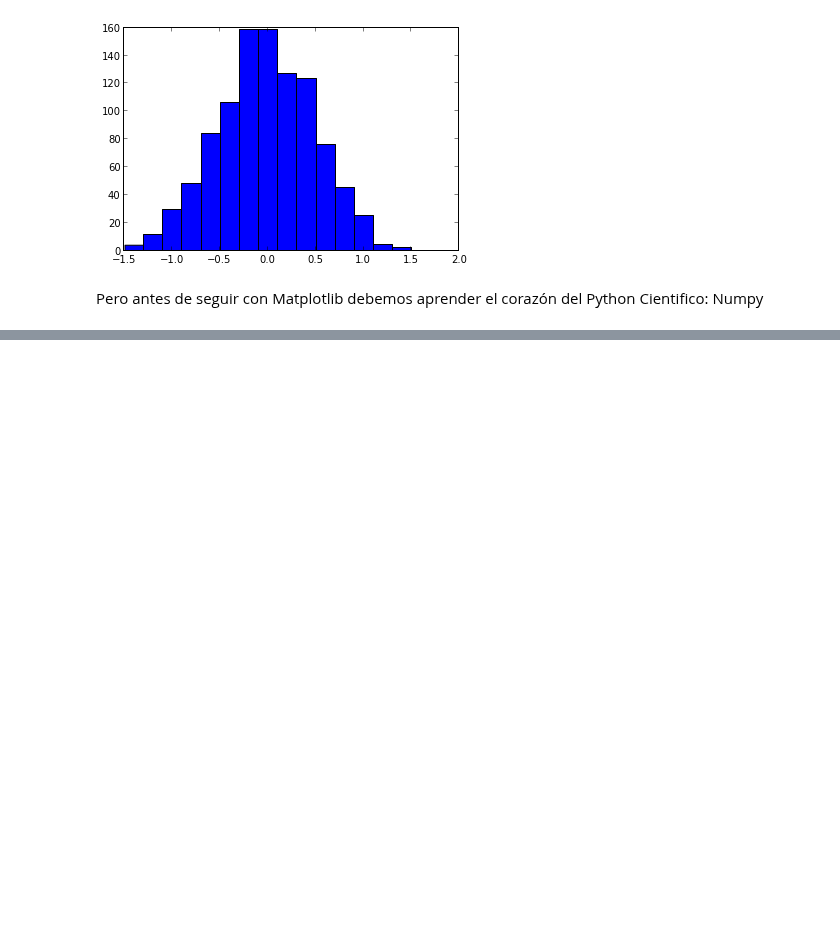
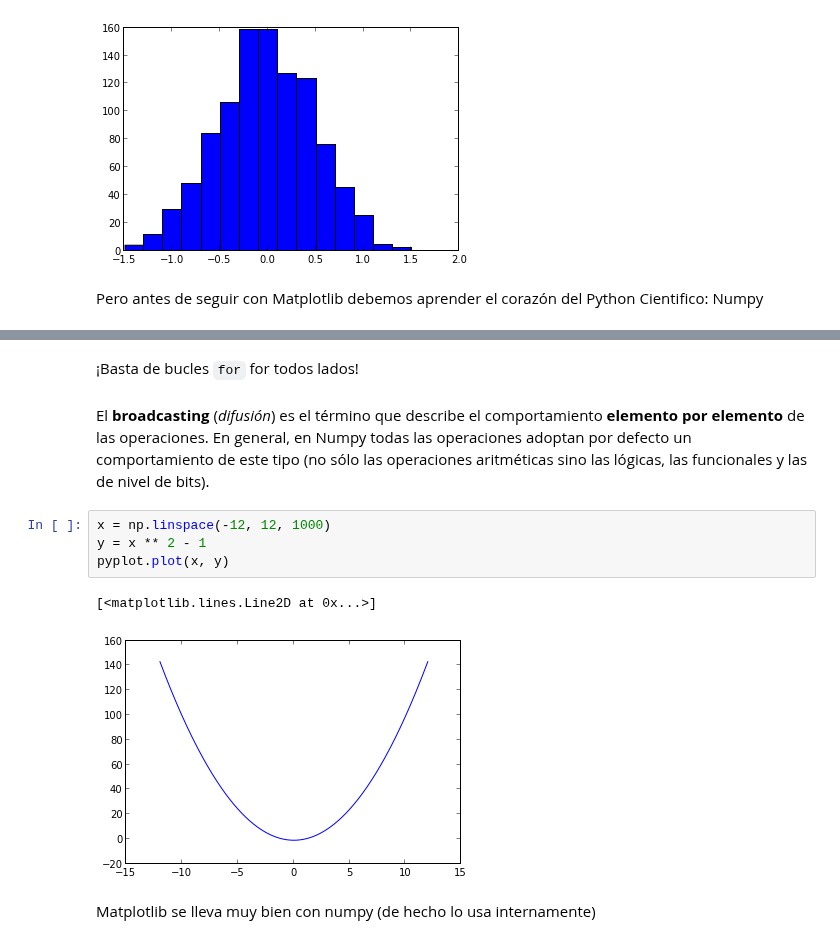
Before and after one commit to mgaitan/curso-python-cientifico, a Jupyter notebook: Clase 3.ipynb, the cells around one changed output, grey strips where cells are left out. Cells and saved outputs as stored; diff of their text form; blank space fills up the shorter version.

```diff
--- a/Clase 3.ipynb
+++ b/Clase 3.ipynb
@@ -189,0 +362,16 @@ Pero antes de seguir con Matplotlib debemos aprender el corazón del Python Cien
+# %% [markdown]
+¡Basta de bucles `for` for todos lados!
+# %% [markdown]
+El **broadcasting** (*difusión*) es el término que describe el comportamiento
+**elemento por elemento** de las operaciones. En general, en Numpy todas
+las operaciones adoptan por defecto un comportamiento de este tipo (no sólo las operaciones
+aritméticas sino las lógicas, las funcionales y las de nivel de bits).
+# %%
+x = np.linspace(-12, 12, 1000)
+y = x ** 2 - 1
+pyplot.plot(x, y)
+# %% [output]
+[<matplotlib.lines.Line2D at 0x...>]
+[figure, added]
+# %% [markdown]
+Matplotlib se lleva muy bien con numpy (de hecho lo usa internamente)
```
Also changed, not shown: parts of 55 cells of this notebook.
